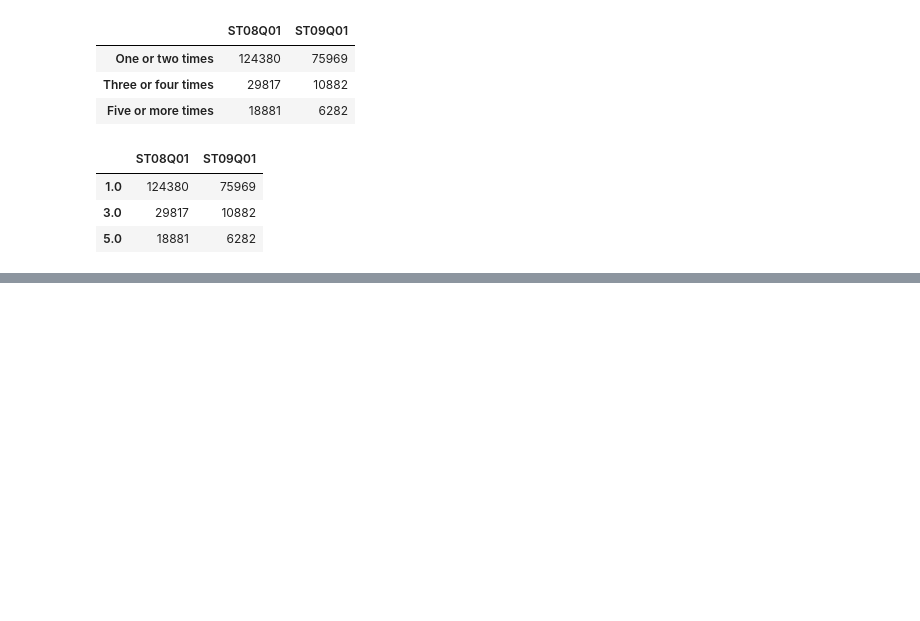
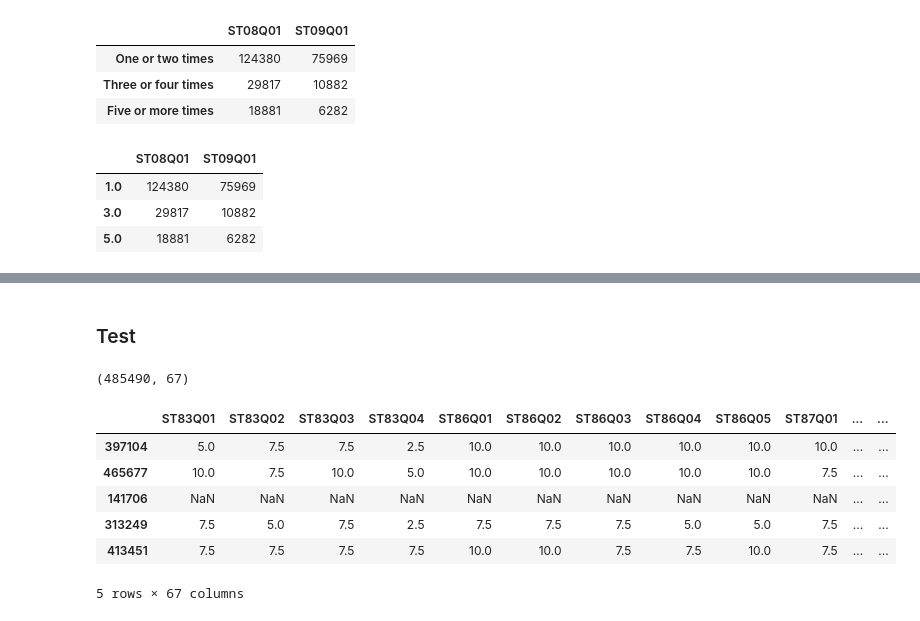
Before and after one commit to aeglon97/Communicate-Data-Findings, a Jupyter notebook: pisa_wrangle.ipynb, the cells around one changed output, grey strips where cells are left out. Drawn from its saved outputs; the diff is of its cells as text; code cells hidden in the pictures; blank space fills up the shorter version.

```diff
--- a/pisa_wrangle.ipynb
+++ b/pisa_wrangle.ipynb
@@ -966,0 +980,4 @@ pisa2012_clean[group4].apply(pd.Series.value_counts)
+# %%
+#isolate group scores
+groups1_2 = np.concatenate([group1, group2]).ravel()
+groups3_4 = np.concatenate([group3, group4]).ravel()
@@ -966,0 +994,26 @@ pisa2012_clean[group4].apply(pd.Series.value_counts)
+# %%
+#normalize groups 1 and 2
+pisa2012_clean[groups1_2] = pisa2012_clean[groups1_2].apply(lambda s: (10 * s) / 4)
+# %%
+#normalize groups 3 and 4
+pisa2012_clean[groups3_4] = pisa2012_clean[groups3_4].apply(lambda s: (10 * s) / 5)
+# %% [markdown]
+### Test
+# %%
+#isolate all groups
+all_groups = np.concatenate([group1, group2, group3, group4]).ravel()
+# %%
+#there should be 67 columns (76 minus 9 from student_info)
+pisa2012_clean[all_groups].shape
+# %% [output]
+(485490, 67)
+# %%
+pisa2012_clean[all_groups].sample(5)
+# %% [output]
+|  | ST83Q01 | ST83Q02 | ST83Q03 | ST83Q04 | ST86Q01 | ST86Q02 | ST86Q03 | ST86Q04 | ST86Q05 | ST87Q01 | ... | ... |
+| 397104 | 5.0 | 7.5 | 7.5 | 2.5 | 10.0 | 10.0 | 10.0 | 10.0 | 10.0 | 10.0 | ... | ... |
+| 465677 | 10.0 | 7.5 | 10.0 | 5.0 | 10.0 | 10.0 | 10.0 | 10.0 | 10.0 | 7.5 | ... | ... |
+| 141706 | NaN | NaN | NaN | NaN | NaN | NaN | NaN | NaN | NaN | NaN | ... | ... |
+| 313249 | 7.5 | 5.0 | 7.5 | 2.5 | 7.5 | 7.5 | 7.5 | 5.0 | 5.0 | 7.5 | ... | ... |
+| 413451 | 7.5 | 7.5 | 7.5 | 7.5 | 10.0 | 10.0 | 7.5 | 7.5 | 10.0 | 7.5 | ... | ... |
+5 rows × 67 columns
```
Also changed, not shown: parts of 27 cells of this notebook, 1 other file.
